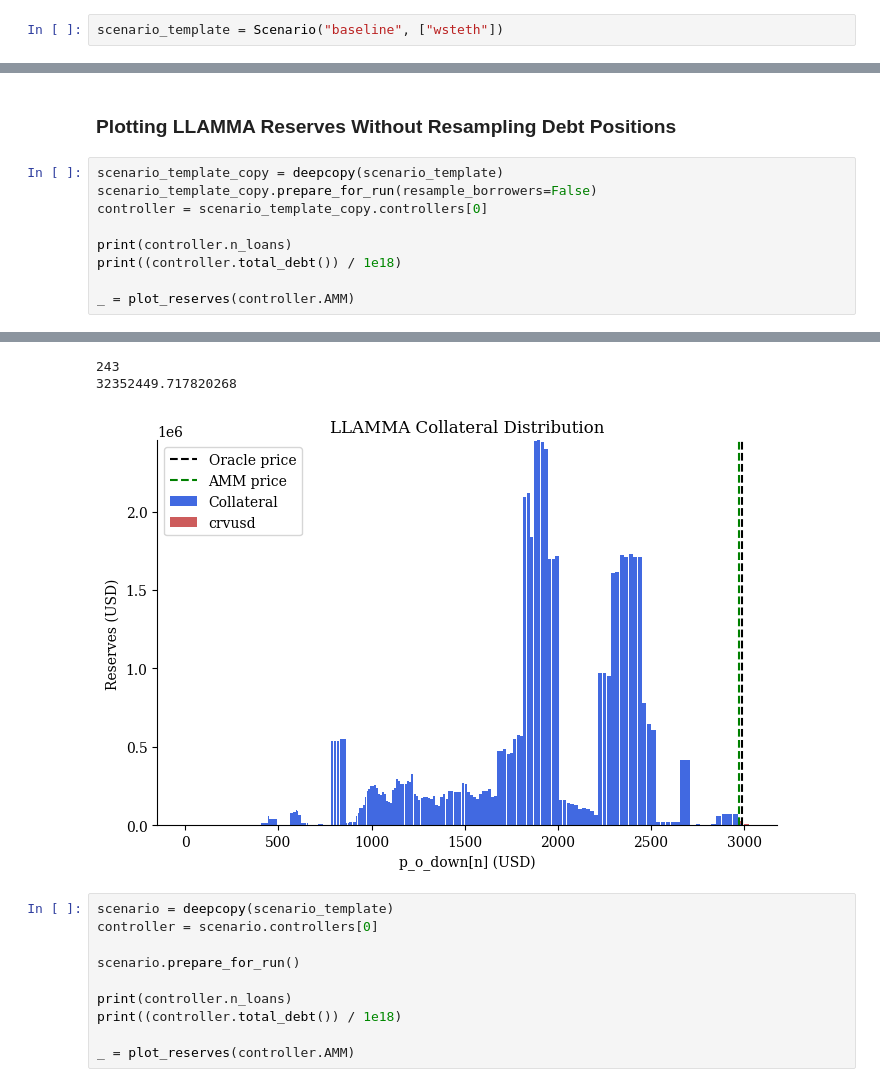
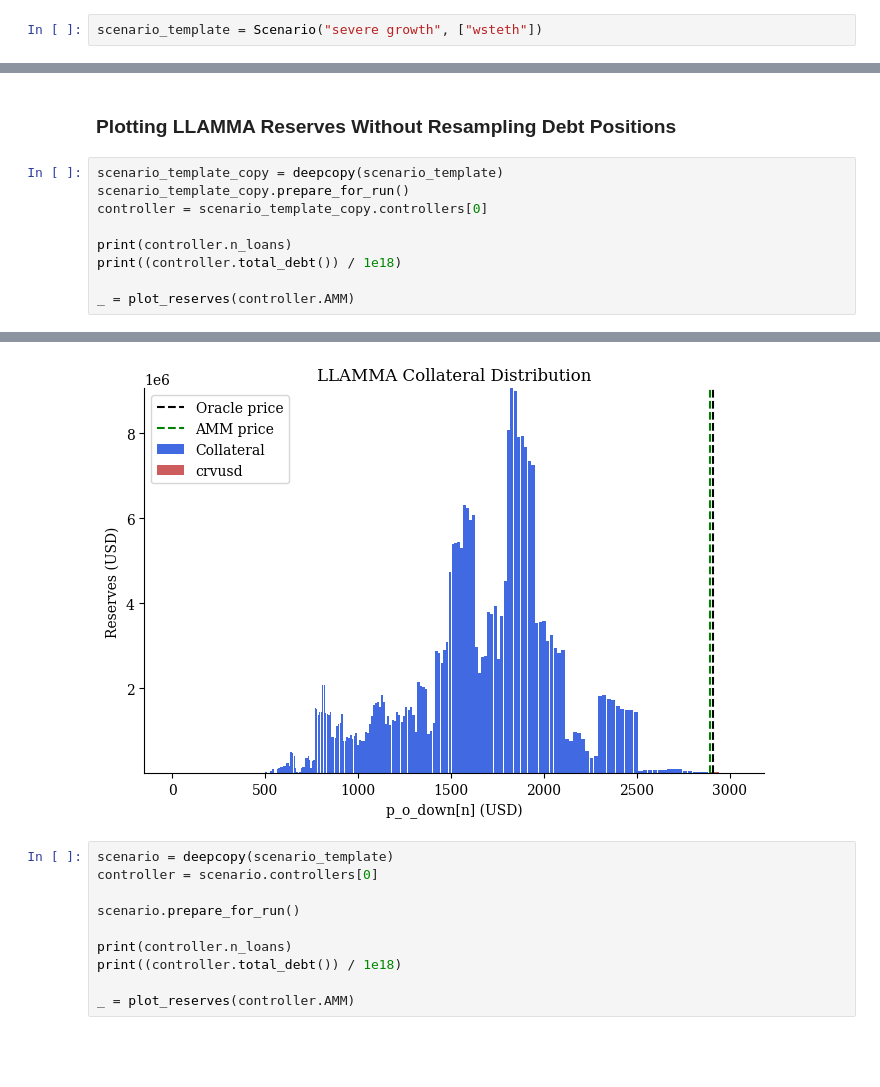
Before and after one commit to xenophonlabs/crvUSDrisk, a Jupyter notebook: notebooks/demo_borrower.ipynb, the cells around one changed output, grey strips where cells are left out. Cells and saved outputs as stored; diff of their text form; blank space fills up the shorter version.

Commit message:
Fix scenario shocks

```diff
--- a/notebooks/demo_borrower.ipynb
+++ b/notebooks/demo_borrower.ipynb
@@ -70,5 +70,5 @@ Tried: KDE sampling health, collateral, and n, but it's not possible to quickly/
 
 New strategy: KDE sample debt, collateral, and n, and then check that health is reasonable. Plot the output and see if the generated positions are reasonable.
 # %%
-scenario_template = Scenario("baseline", ["wsteth"])
+scenario_template = Scenario("severe growth", ["wsteth"])
 # %% [output]
@@ -82,7 +82,7 @@ scenario_template = Scenario("baseline", ["wsteth"])
 ### Plotting LLAMMA Reserves Without Resampling Debt Positions
 # %%
 scenario_template_copy = deepcopy(scenario_template)
-scenario_template_copy.prepare_for_run(resample_borrowers=False)
+scenario_template_copy.prepare_for_run()
 controller = scenario_template_copy.controllers[0]
 
 print(controller.n_loans)
@@ -98,6 +95,4 @@ _ = plot_reserves(controller.AMM)
-243
-32352449.717820268
-[figure, old version]
+[figure, new version]
 # %%
 scenario = deepcopy(scenario_template)
 controller = scenario.controllers[0]
```
Also changed, not shown: parts of 2 cells of this notebook, 7 other files.
